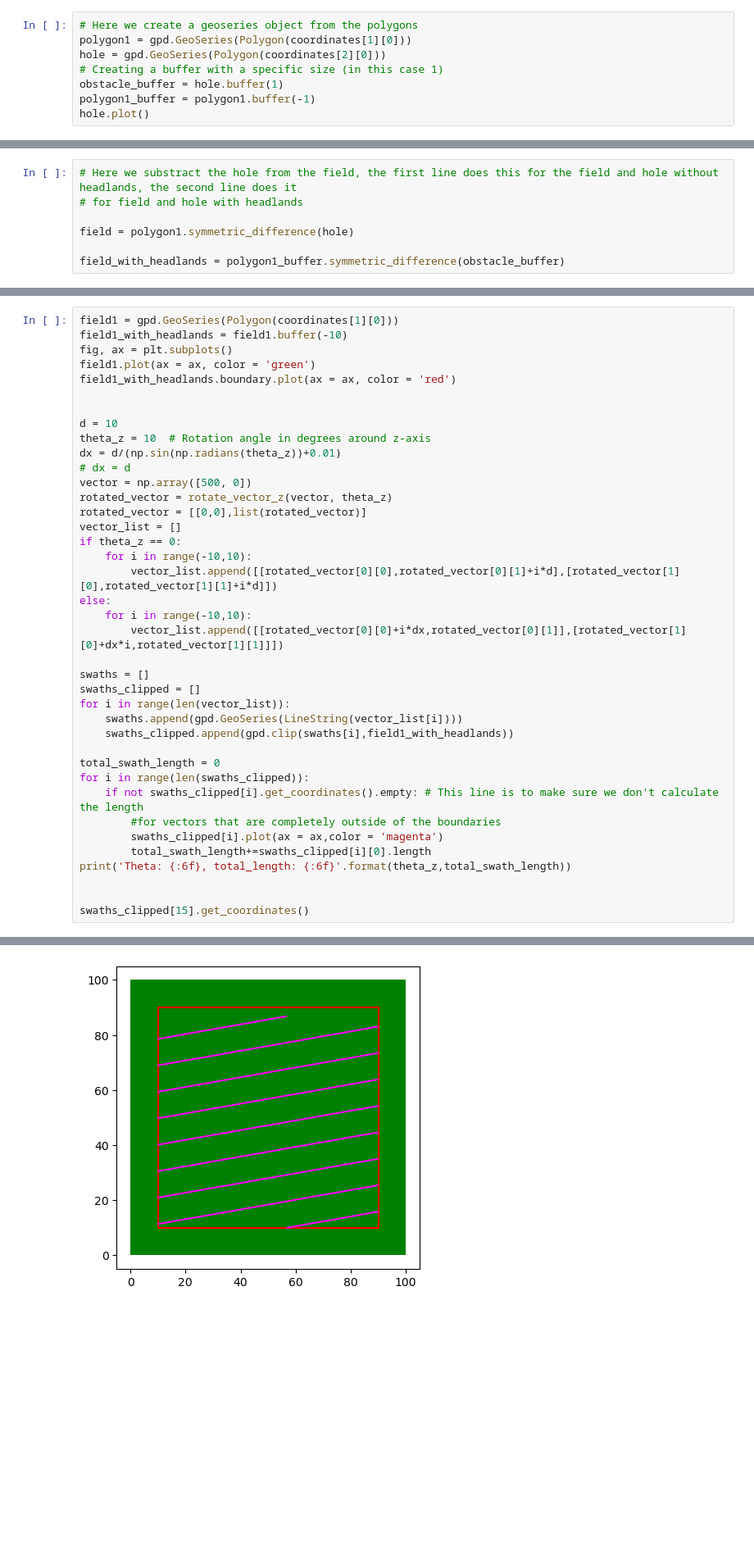
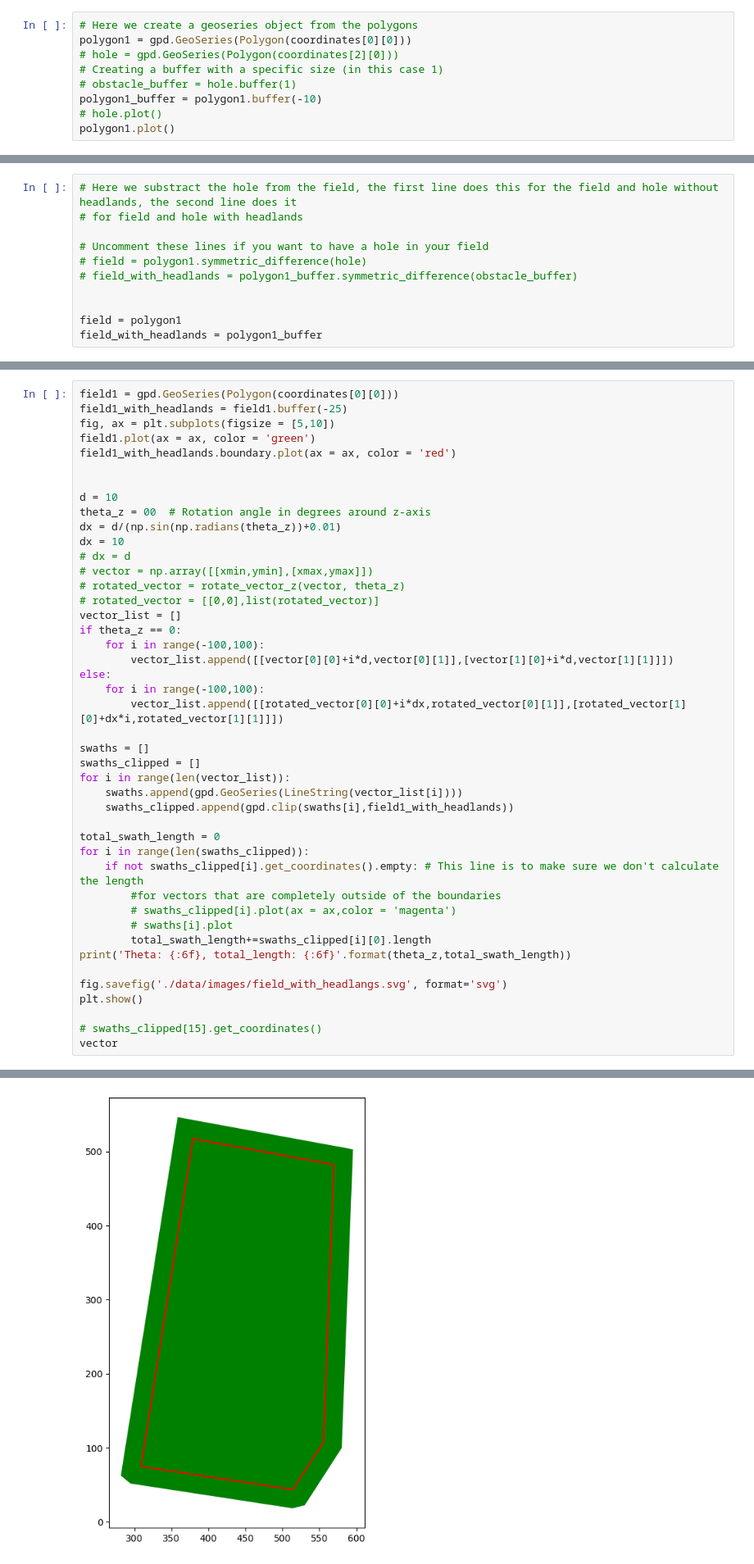
Before and after one commit to NickBak08/AgricultureRobotics, a Jupyter notebook: PathPlanning/testing_functions.ipynb, the cells around one changed output, grey strips where cells are left out. Shown: that part at 82% size. Saved outputs shown, nothing was run; the diff lists cells and outputs as text; blank space fills up the shorter version.

```diff
--- a/PathPlanning/testing_functions.ipynb
+++ b/PathPlanning/testing_functions.ipynb
@@ -23,10 +34,11 @@ for i in range(len(json_data['features'])):
 # %%
 # Here we create a geoseries object from the polygons
-polygon1 = gpd.GeoSeries(Polygon(coordinates[1][0]))
-hole = gpd.GeoSeries(Polygon(coordinates[2][0]))
+polygon1 = gpd.GeoSeries(Polygon(coordinates[0][0]))
+# hole = gpd.GeoSeries(Polygon(coordinates[2][0]))
 # Creating a buffer with a specific size (in this case 1)
-obstacle_buffer = hole.buffer(1)
-polygon1_buffer = polygon1.buffer(-1)
-hole.plot()
+# obstacle_buffer = hole.buffer(1)
+polygon1_buffer = polygon1.buffer(-10)
+# hole.plot()
+polygon1.plot()
 # %% [output]
 <Axes: >
@@ -35,9 +47,13 @@ hole.plot()
 # Here we substract the hole from the field, the first line does this for the field and hole without headlands, the second line does it
 # for field and hole with headlands
 
-field = polygon1.symmetric_difference(hole)
+# Uncomment these lines if you want to have a hole in your field
+# field = polygon1.symmetric_difference(hole)
+# field_with_headlands = polygon1_buffer.symmetric_difference(obstacle_buffer)
 
-field_with_headlands = polygon1_buffer.symmetric_difference(obstacle_buffer)
+
+field = polygon1
+field_with_headlands = polygon1_buffer
 # %%
 # Plotting the field (green) and headland boundaries
 fig, ax = plt.subplots()
@@ -229,24 +276,25 @@ Theta: 5.000000, total_length: 860.948812
 # %%
-field1 = gpd.GeoSeries(Polygon(coordinates[1][0]))
-field1_with_headlands = field1.buffer(-10)
-fig, ax = plt.subplots()
+field1 = gpd.GeoSeries(Polygon(coordinates[0][0]))
+field1_with_headlands = field1.buffer(-25)
+fig, ax = plt.subplots(figsize = [5,10])
 field1.plot(ax = ax, color = 'green')
 field1_with_headlands.boundary.plot(ax = ax, color = 'red')
 
 
 d = 10
-theta_z = 10  # Rotation angle in degrees around z-axis
+theta_z = 00  # Rotation angle in degrees around z-axis
 dx = d/(np.sin(np.radians(theta_z))+0.01)
+dx = 10
 # dx = d
-vector = np.array([500, 0])
-rotated_vector = rotate_vector_z(vector, theta_z)
-rotated_vector = [[0,0],list(rotated_vector)]
+# vector = np.array([[xmin,ymin],[xmax,ymax]])
+# rotated_vector = rotate_vector_z(vector, theta_z)
+# rotated_vector = [[0,0],list(rotated_vector)]
 vector_list = []
 if theta_z == 0:
-    for i in range(-10,10):
-        vector_list.append([[rotated_vector[0][0],rotated_vector[0][1]+i*d],[rotated_vector[1][0],rotated_vector[1][1]+i*d]])
+    for i in range(-100,100):
+        vector_list.append([[vector[0][0]+i*d,vector[0][1]],[vector[1][0]+i*d,vector[1][1]]])
 else:
-    for i in range(-10,10):
+    for i in range(-100,100):
         vector_list.append([[rotated_vector[0][0]+i*dx,rotated_vector[0][1]],[rotated_vector[1][0]+dx*i,rotated_vector[1][1]]])
 
 swaths = []
@@ -259,10 +307,14 @@ total_swath_length = 0
 for i in range(len(swaths_clipped)):
     if not swaths_clipped[i].get_coordinates().empty: # This line is to make sure we don't calculate the length
         #for vectors that are completely outside of the boundaries
-        swaths_clipped[i].plot(ax = ax,color = 'magenta')
+        # swaths_clipped[i].plot(ax = ax,color = 'magenta')
+        # swaths[i].plot
         total_swath_length+=swaths_clipped[i][0].length
 print('Theta: {:6f}, total_length: {:6f}'.format(theta_z,total_swath_length))
 
+fig.savefig('./data/images/field_with_headlangs.svg', format='svg')
+plt.show()
 
-swaths_clipped[15].get_coordinates()
+# swaths_clipped[15].get_coordinates()
+vector
 # %% [output]
@@ -271 +322 @@ Theta: 10.000000, total_length: 649.949715
-[figure, old version]
+[figure, new version]
```
Also changed, not shown: parts of 22 cells of this notebook.
